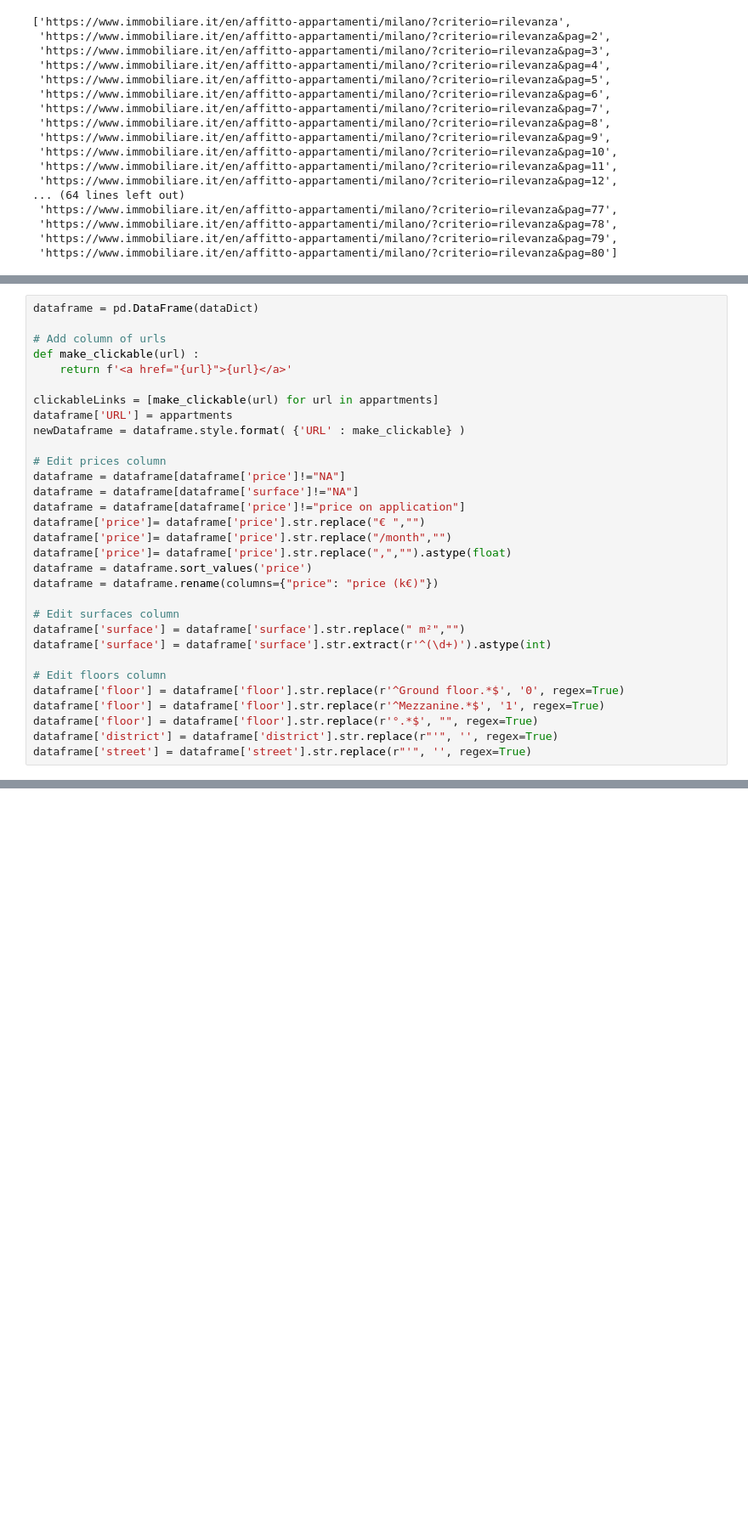
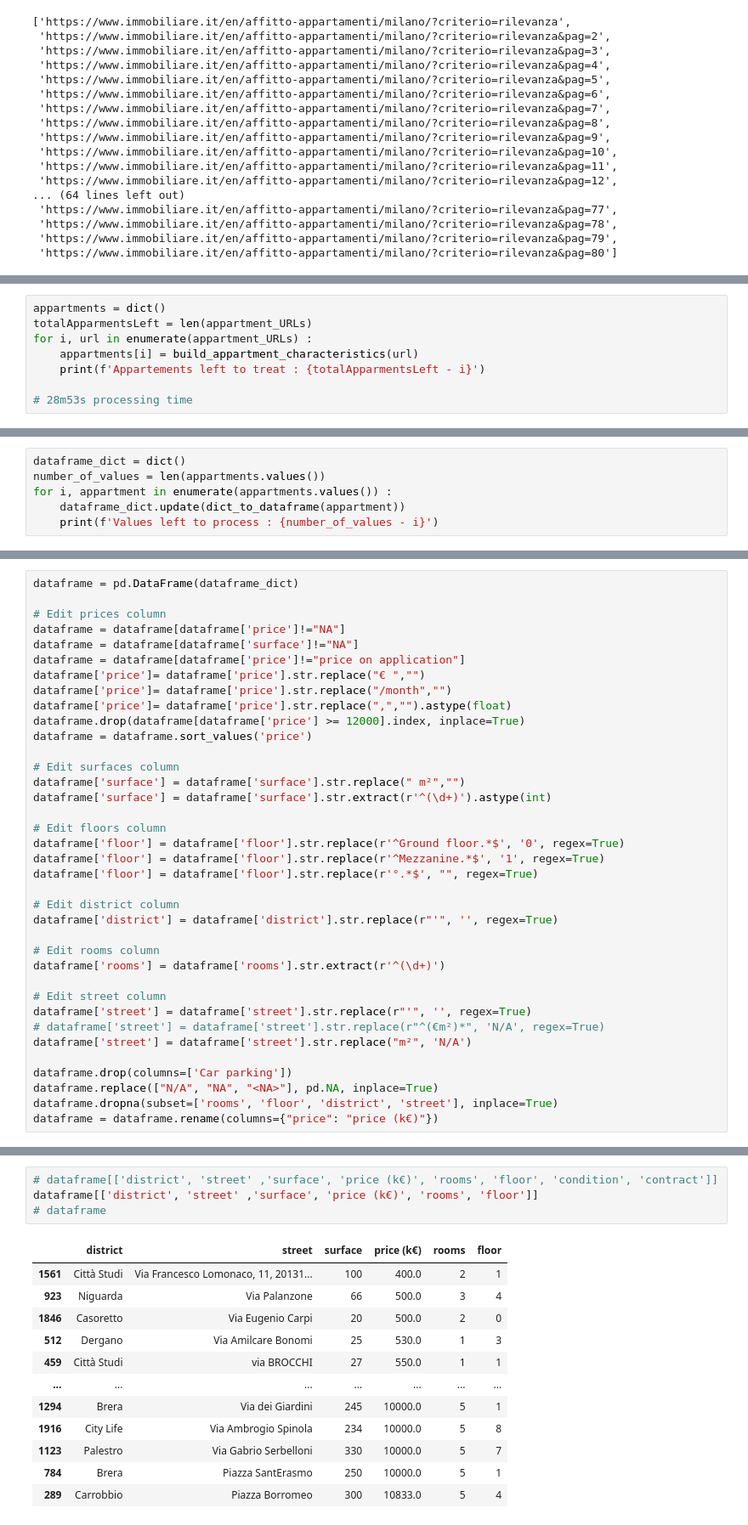
Before and after one commit to BaptisteBesoin/web-scraping, a Jupyter notebook: estateDataframe.ipynb, the cells around one changed output, grey strips where cells are left out. Shown at 85% size. Drawn from its saved outputs; the diff is of its cells as text; blank space fills up the shorter version.

Commit message:
Bug fix and creation of a Dataframe

```diff
--- a/estateDataframe.ipynb
+++ b/estateDataframe.ipynb
@@ -123,0 +129,8 @@ Wall time: 0 ns
+# %%
+appartments = dict()
+totalApparmentsLeft = len(appartment_URLs)
+for i, url in enumerate(appartment_URLs) :
+    appartments[i] = build_appartment_characteristics(url)
+    print(f'Appartements left to treat : {totalApparmentsLeft - i}')
+
+# 28m53s processing time
@@ -196,0 +215,6 @@ dataDict["street"] = streets
+# %%
+dataframe_dict = dict()
+number_of_values = len(appartments.values())
+for i, appartment in enumerate(appartments.values()) :
+    dataframe_dict.update(dict_to_dataframe(appartment))
+    print(f'Values left to process : {number_of_values - i}')
@@ -197,13 +257,5 @@ dataDict["street"] = streets
 # %%
-dataframe = pd.DataFrame(dataDict)
-
-# Add column of urls
-def make_clickable(url) :
-    return f'<a href="{url}">{url}</a>'
-
-clickableLinks = [make_clickable(url) for url in appartments]
-dataframe['URL'] = appartments
-newDataframe = dataframe.style.format( {'URL' : make_clickable} )
+dataframe = pd.DataFrame(dataframe_dict)
 
 # Edit prices column
 dataframe = dataframe[dataframe['price']!="NA"]
@@ -212,8 +264,8 @@ dataframe = dataframe[dataframe['price']!="price on application"]
 dataframe['price']= dataframe['price'].str.replace("€ ","")
 dataframe['price']= dataframe['price'].str.replace("/month","")
 dataframe['price']= dataframe['price'].str.replace(",","").astype(float)
+dataframe.drop(dataframe[dataframe['price'] >= 12000].index, inplace=True)
 dataframe = dataframe.sort_values('price')
-dataframe = dataframe.rename(columns={"price": "price (k€)"})
 
 # Edit surfaces column
 dataframe['surface'] = dataframe['surface'].str.replace(" m²","")
@@ -223,5 +275,19 @@ dataframe['surface'] = dataframe['surface'].str.extract(r'^(\d+)').astype(int)
 dataframe['floor'] = dataframe['floor'].str.replace(r'^Ground floor.*$', '0', regex=True)
 dataframe['floor'] = dataframe['floor'].str.replace(r'^Mezzanine.*$', '1', regex=True)
 dataframe['floor'] = dataframe['floor'].str.replace(r'°.*$', "", regex=True)
+
+# Edit district column
 dataframe['district'] = dataframe['district'].str.replace(r"'", '', regex=True)
+
+# Edit rooms column
+dataframe['rooms'] = dataframe['rooms'].str.extract(r'^(\d+)')
+
+# Edit street column
 dataframe['street'] = dataframe['street'].str.replace(r"'", '', regex=True)
+# dataframe['street'] = dataframe['street'].str.replace(r"^(€m²)*", 'N/A', regex=True)
+dataframe['street'] = dataframe['street'].str.replace("m²", 'N/A')
+
+dataframe.drop(columns=['Car parking'])
+dataframe.replace(["N/A", "NA", "<NA>"], pd.NA, inplace=True)
+dataframe.dropna(subset=['rooms', 'floor', 'district', 'street'], inplace=True)
+dataframe = dataframe.rename(columns={"price": "price (k€)"})
@@ -229,0 +294,17 @@ KeyError: 'price'
+# %%
+# dataframe[['district', 'street' ,'surface', 'price (k€)', 'rooms', 'floor', 'condition', 'contract']]
+dataframe[['district', 'street' ,'surface', 'price (k€)', 'rooms', 'floor']]
+# dataframe
+# %% [output]
+|  | district | street | surface | price (k€) | rooms | floor |
+| 1561 | Città Studi | Via Francesco Lomonaco, 11, 20131... | 100 | 400.0 | 2 | 1 |
+| 923 | Niguarda | Via Palanzone | 66 | 500.0 | 3 | 4 |
+| 1846 | Casoretto | Via Eugenio Carpi | 20 | 500.0 | 2 | 0 |
+| 512 | Dergano | Via Amilcare Bonomi | 25 | 530.0 | 1 | 3 |
+| 459 | Città Studi | via BROCCHI | 27 | 550.0 | 1 | 1 |
+| ... | ... | ... | ... | ... | ... | ... |
+| 1294 | Brera | Via dei Giardini | 245 | 10000.0 | 5 | 1 |
+| 1916 | City Life | Via Ambrogio Spinola | 234 | 10000.0 | 5 | 8 |
+| 1123 | Palestro | Via Gabrio Serbelloni | 330 | 10000.0 | 5 | 7 |
+| 784 | Brera | Piazza SantErasmo | 250 | 10000.0 | 5 | 1 |
+| 289 | Carrobbio | Piazza Borromeo | 300 | 10833.0 | 5 | 4 |
```
Also changed, not shown: parts of 22 cells of this notebook, 4 other files.
